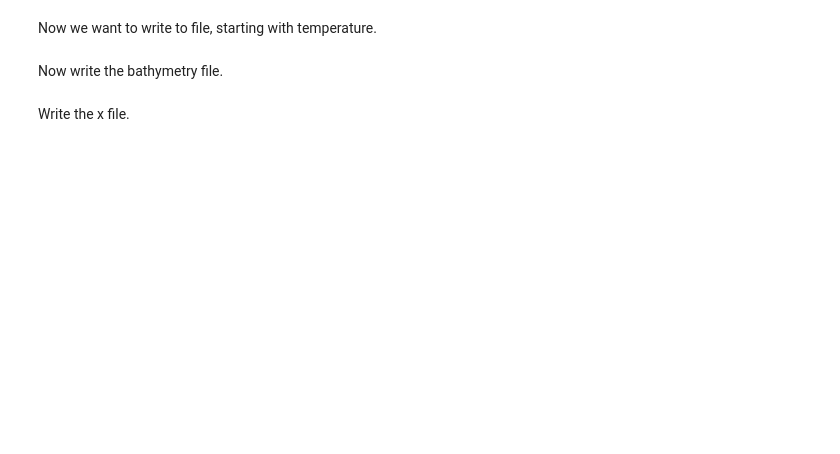
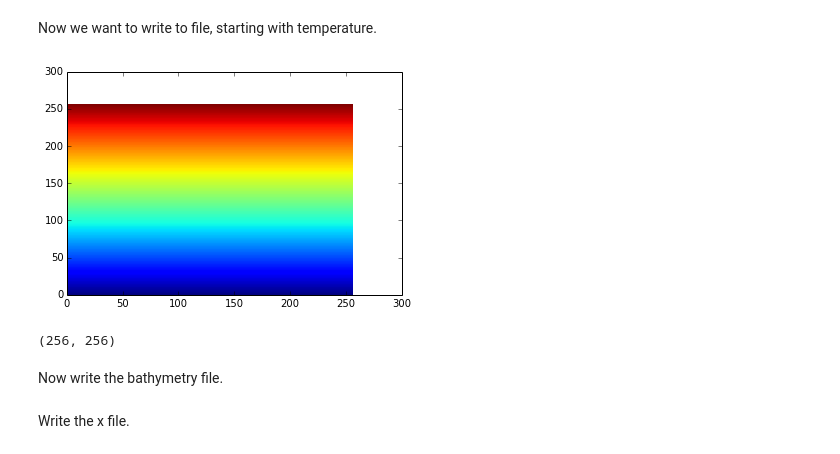
Before and after one commit to UBC-MOAD/flow_separation, a Jupyter notebook: flow_separation/gen_flow_sep_files.ipynb, the cells around one changed output. Drawn from its saved outputs; the diff is of its cells as text; code cells hidden in the pictures; blank space fills up the shorter version.

```diff
--- a/flow_separation/gen_flow_sep_files.ipynb
+++ b/flow_separation/gen_flow_sep_files.ipynb
@@ -64,11 +64,16 @@ Now we want to write to file, starting with temperature.
 # %%
 _w_type = np.dtype('>f8'); # set the writing to binary file type --- fortran write style, big endian
 
 _fname = "T_profile_Nx_%d_Nz_%d.bin" %(_Nx,_Nz); # generate file name
 _fobj = open(_fname,mode='wb'); # get handle to file
 _T_write = np.tile(_T,[_Nx,1]).transpose(); # transpose for the proper col/row ordering
 _T_write[::-1,:].astype(_w_type).tofile(_fobj); # need to reverse 'z' coordinate to comply with MITgcm read in
 _fobj.close(); # close file to save write
+
+plt.pcolor(_T_write); plt.show(); _T_write.shape
+# %% [output]
+[figure, added]
+(256, 256)
 # %% [markdown]
 Now write the bathymetry file.
 # %%
```
Also changed, not shown: parts of 6 cells of this notebook, 1 other file.
